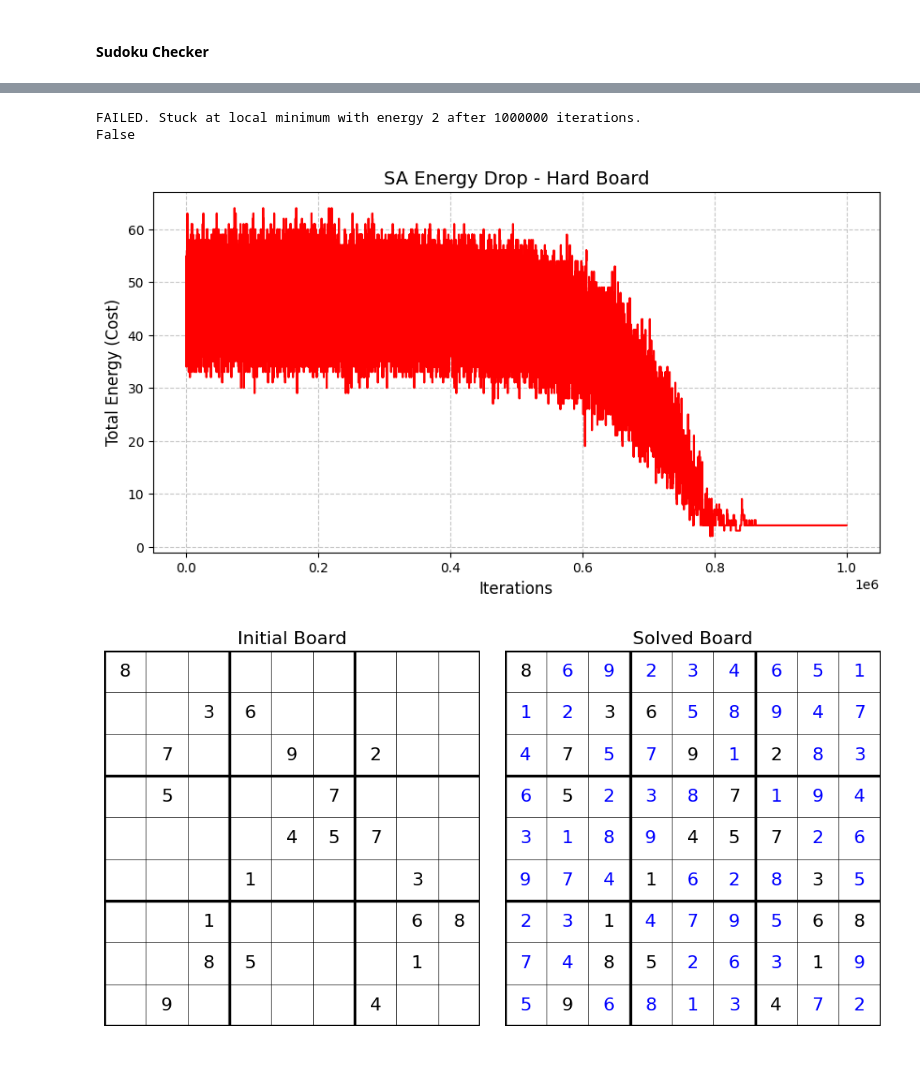
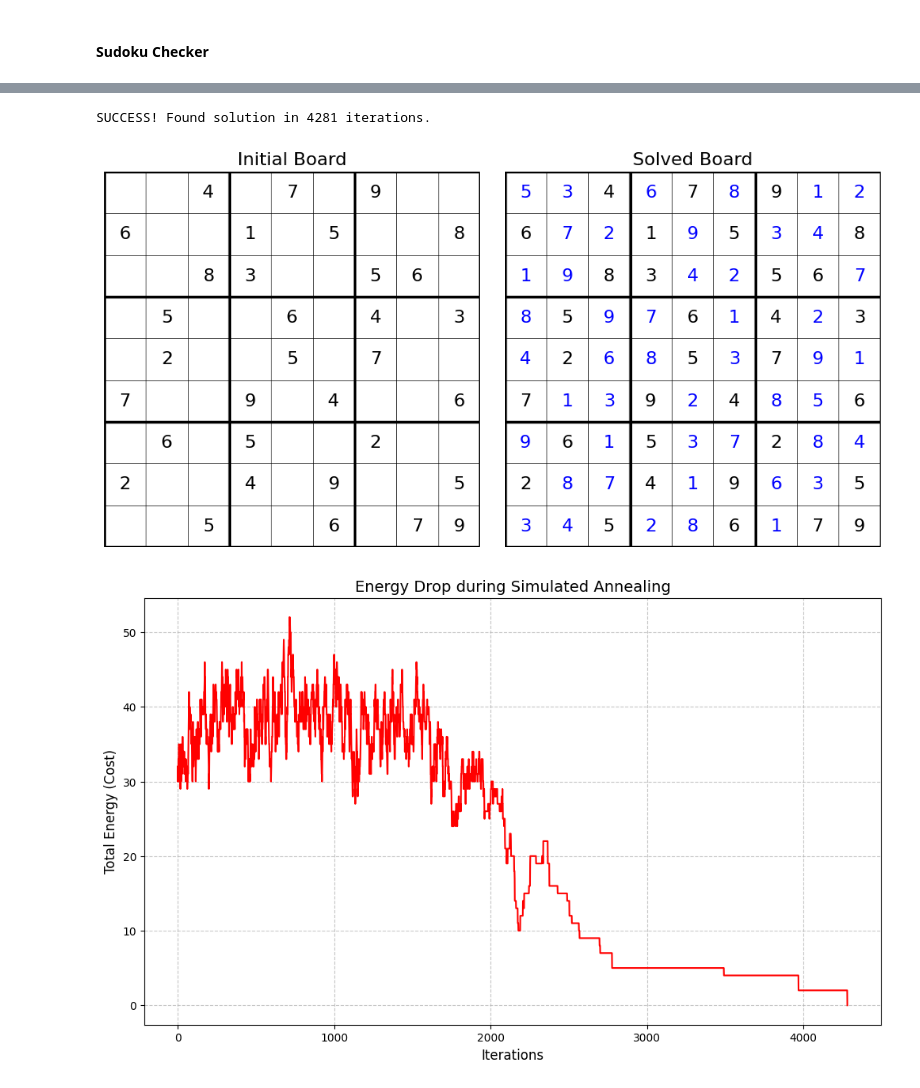
Before and after one commit to typsoo/MOWNIT, a Jupyter notebook: LAB4/Sudoku/sudoku.ipynb, the cells around one changed output, grey strips where cells are left out. Drawn from its saved outputs; the diff is of its cells as text; code cells hidden in the pictures.

Commit message:
LAB1/sudoku is done

```diff
--- a/LAB4/Sudoku/sudoku.ipynb
+++ b/LAB4/Sudoku/sudoku.ipynb
@@ -213,24 +193,10 @@ def solve_sudoku_sa(board, initial_temp, cooling_rate, min_temp, max_iterations)
 # %% [markdown]
 <h4>Sudoku Checker</h4>
 # %%
-def is_valid_sudoku(board):
-    seen_rows = [set() for _ in range(9)]
-    seen_cols = [set() for _ in range(9)]
-    seen_boxes = [set() for _ in range(9)]
-
-    for row in range(9):
-        for col in range(9):
-            num = board[row][col]
-
-            if num == 0 or num == '.': continue
-
-            box_index = (row // 3) * 3 + (col // 3)
-
-            if num in seen_rows[row] or num in seen_cols[col] or num in seen_boxes[box_index]:
-                return False
-
-            seen_rows[row].add(num)
-            seen_cols[col].add(num)
-            seen_boxes[box_index].add(num)
-
-    return True
+def plot_energy_history(energies, title="Energy Drop during Simulated Annealing"):
+    plt.figure(figsize=(12, 7))
+    plt.plot(energies, color='red', linewidth=1.5)
+    plt.title(title, fontsize=14)
+    plt.xlabel("Iterations", fontsize=12)
+    plt.ylabel("Total Energy (Cost)", fontsize=12)
+    plt.grid(True, linestyle='--', alpha=0.7)
@@ -344,25 +268,21 @@ FAILED. Stuck at local minimum with energy 2 after 27625 iterations.
 # %%
-board = load_sudoku("./Sudoku_files/hardest.txt")
+board = load_sudoku("./Sudoku_files/extrem1.txt")
 
 solved_board, iterations, energies = solve_sudoku_sa(
     board,
-    initial_temp=1000.0,
-    cooling_rate=0.99999,
-    min_temp=0.001,
+    initial_temp=100.0,
+    cooling_rate=0.9977,
     max_iterations=1000000
 )
 
 if energies[-1] == 0:
-    print(f"SUCCESS! Found perfect solution in {iterations} iterations.")
+    print(f"SUCCESS! Found solution in {iterations} iterations.")
 else:
-    print(f"FAILED. Stuck at local minimum with energy {final_energy} after {iterations} iterations.")
+    print(f"FAILED. Stuck with energy {energies[-1]} after {iterations} iterations.")
 
-# Plot the energy graph (Close the window to proceed to the next board)
-print(is_valid_sudoku(solved_board))
-plot_energy_history(energies, title=f"SA Energy Drop - {difficulty} Board")
 draw_sudoku(board, solved_board)
+plot_energy_history(energies)
 # %% [output]
-FAILED. Stuck at local minimum with energy 2 after 1000000 iterations.
-False
+SUCCESS! Found solution in 4281 iterations.
-[figure, old version]
+[figure, new version]
-[figure, old version]
+[figure, new version]
```
Also changed, not shown: parts of 15 cells of this notebook, 11 other files.
